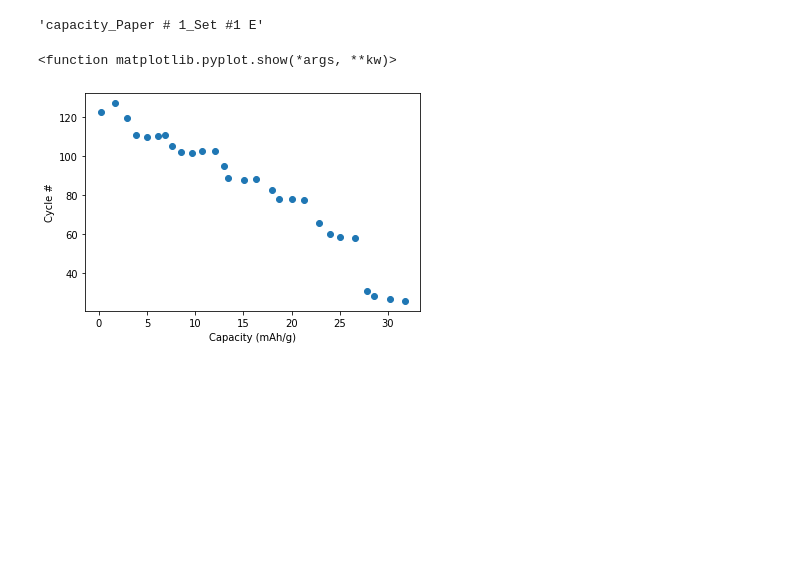
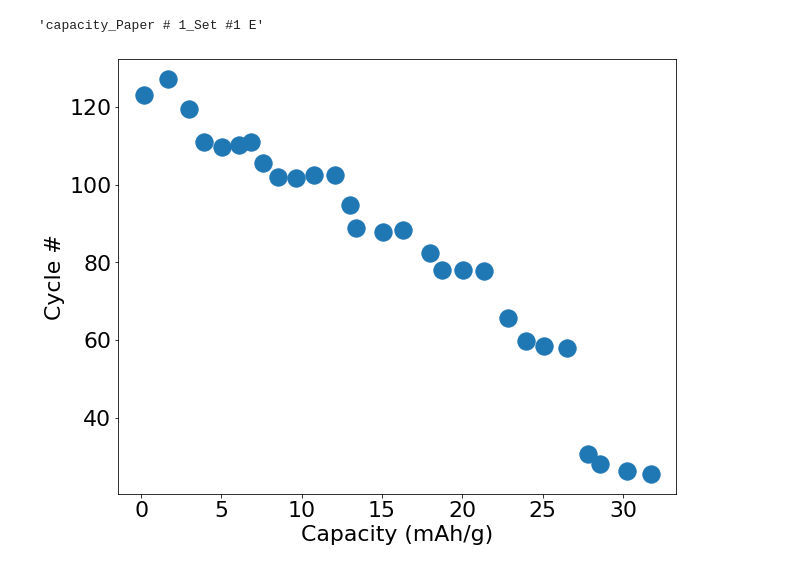
Before and after one commit to BatteryDesign/BatteryRateCap, a Jupyter notebook: Demo/Demo_data_conversion.ipynb, the cells around one changed output. Cells and saved outputs as stored; diff of their text form; code cells hidden in the pictures; blank space fills up the shorter version.

Commit message:
saved figures for examples in readme

```diff
--- a/Demo/Demo_data_conversion.ipynb
+++ b/Demo/Demo_data_conversion.ipynb
@@ -153,11 +153,12 @@ user_selected_paper
 # %% [output]
 'capacity_Paper # 1_Set #1 E'
 # %%
-plt.scatter(globals()[user_selected_paper][:,0], globals()[user_selected_paper][:,1])
+matplotlib.rcParams.update({'font.size': 22})
+plt.figure(figsize=(10,8))
+plt.scatter(globals()[user_selected_paper][:,0], globals()[user_selected_paper][:,1], s=300)
 plt.xlabel("Capacity (mAh/g)")
 plt.ylabel("Cycle #")
-plt.show
+plt.savefig('data_converter_original.png', dpi=200)
 # %% [output]
-<function matplotlib.pyplot.show(*args, **kw)>
-[figure, old version]
+[figure, new version]
 # %%
```
Also changed, not shown: parts of 3 cells of this notebook.
